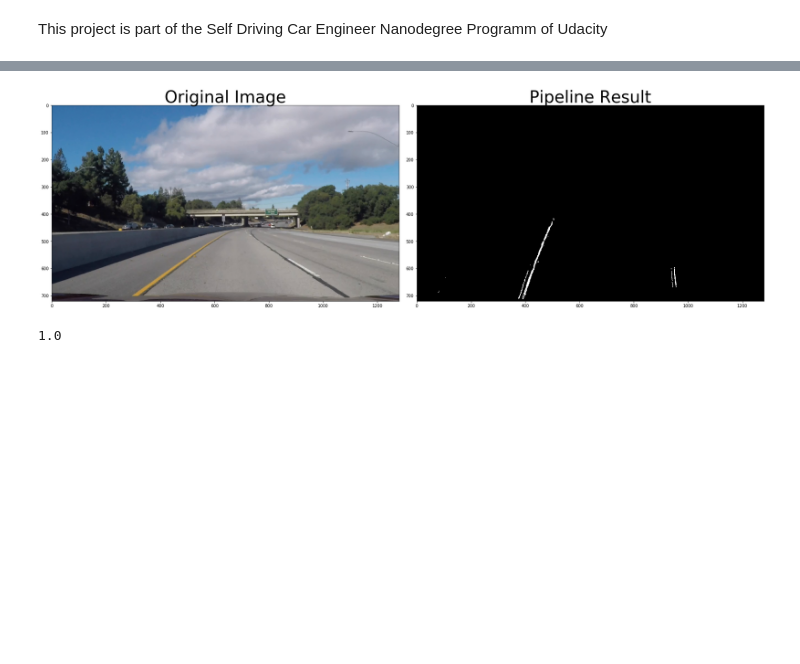
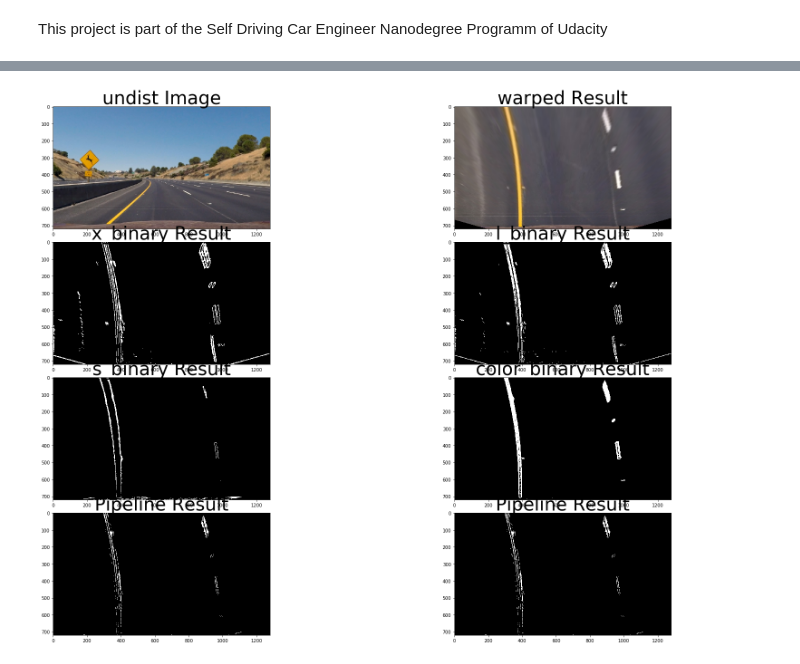
Before and after one commit to AlZi-88/SDCE_AdvancedLaneLine, a Jupyter notebook: Advanced Lane Line Detection Project.ipynb, the cells around one changed output, grey strips where cells are left out. Saved outputs shown, nothing was run; the diff lists cells and outputs as text; code cells hidden in the pictures; blank space fills up the shorter version.

```diff
--- a/Advanced Lane Line Detection Project.ipynb
+++ b/Advanced Lane Line Detection Project.ipynb
@@ -175,10 +173,10 @@ def mag_thresh(img, sobel_kernel=3, mag_thresh=(0, 255)):
 def s_abs_thresh(img, s_thresh=(0, 255)):
     hls = cv2.cvtColor(img, cv2.COLOR_RGB2HLS)
     s_channel = hls[:,:,2]
-    scaled = np.uint8(255*s_channel/np.max(s_channel))
+    #scaled = np.uint8(255*s_channel/np.max(s_channel))
     # Threshold color channel
-    s_binary = np.zeros_like(scaled)
-    s_binary[(scaled >= s_thresh[0]) & (scaled <= s_thresh[1])] = 1
+    s_binary = np.zeros_like(s_channel)
+    s_binary[(s_channel >= s_thresh[0]) & (s_channel <= s_thresh[1])] = 1
     return s_binary
 # %%
 def l_sobel_thresh(img, orient='x', sobel_kernel=3, l_thresh=(0, 255)):
@@ -263,21 +305,35 @@ undist, warped, result = get_binary_warped(image, camera_calibration, M, src, ds
-# %%
-#%matplotlib qt
-%matplotlib inline
-f, (ax1, ax2) = plt.subplots(1, 2, figsize=(24, 9))
-f.tight_layout()
-
-ax1.imshow(undist)
-ax1.set_title('Original Image', fontsize=40)
-
-ax2.imshow(result, cmap='gray')
-ax2.set_title('Pipeline Result', fontsize=40)
-plt.subplots_adjust(left=0., right=1, top=0.9, bottom=0.)
-# %% [output]
-[figure, removed]
-# %%
-np.max(image[:,:,0])
-# %% [output]
-1.0
+# %%
+#%matplotlib qt
+%matplotlib inline
+f, (ax1) = plt.subplots(4, 2, figsize=(24, 18))
+f.tight_layout()
+
+ax1[0][0].imshow(undist)
+ax1[0][0].set_title('undist Image', fontsize=40)
+
+ax1[0][1].imshow(warped, cmap='gray')
+ax1[0][1].set_title('warped Result', fontsize=40)
+
+ax1[1][0].imshow(x_binary, cmap='gray')
+ax1[1][0].set_title('x_binary Result', fontsize=40)
+
+ax1[1][1].imshow(l_binary, cmap='gray')
+ax1[1][1].set_title('l_binary Result', fontsize=40)
+
+ax1[2][0].imshow(s_binary, cmap='gray')
+ax1[2][0].set_title('s_binary Result', fontsize=40)
+
+ax1[2][1].imshow(color_binary, cmap='gray')
+ax1[2][1].set_title('color_binary Result', fontsize=40)
+
+ax1[3][0].imshow(result, cmap='gray')
+ax1[3][0].set_title('Pipeline Result', fontsize=40)
+
+ax1[3][1].imshow(result, cmap='gray')
+ax1[3][1].set_title('Pipeline Result', fontsize=40)
+plt.subplots_adjust(left=0., right=1, top=0.9, bottom=0.)
+# %% [output]
+[figure, added]
 # %%
 histogram = np.sum(result[result.shape[0]//2:,:], axis=0)
 # %%
```
Also changed, not shown: parts of 25 cells of this notebook, 35 other files.
